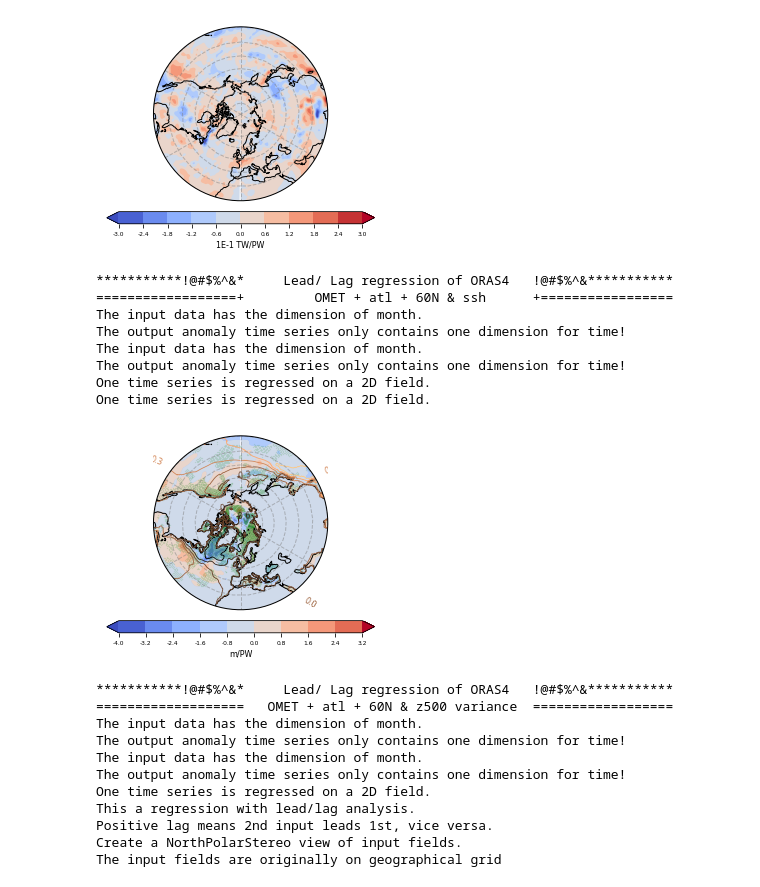
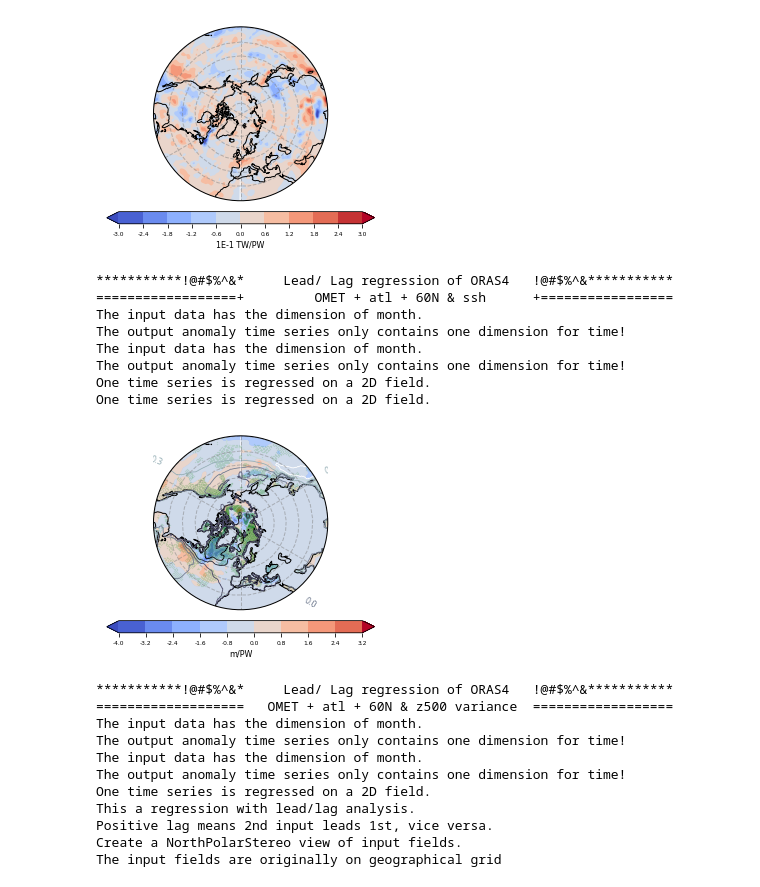
Before and after one commit to geek-yang/AirSeaFlow, a Jupyter notebook: Postprocessing/regCoef_spatial_vert/paper_spatial_fields_OMET_oras.ipynb, the cells around one changed output. Saved outputs shown, nothing was run; the diff lists cells and outputs as text; code cells hidden in the pictures.

Commit message:
new figures and changes for paper 1

```diff
--- a/Postprocessing/regCoef_spatial_vert/paper_spatial_fields_OMET_oras.ipynb
+++ b/Postprocessing/regCoef_spatial_vert/paper_spatial_fields_OMET_oras.ipynb
@@ -470,35 +470,35 @@ The input fields are originally on geographical grid
     ax.coastlines()
     gl = ax.gridlines(linewidth=1, color='gray', alpha=0.5, linestyle='--')
     theta = np.linspace(0, 2*np.pi, 100)
     center, radius = [0.5, 0.5], 0.5
     verts = np.vstack([np.sin(theta), np.cos(theta)]).T
     circle = mpath.Path(verts * radius + center)
     ax.set_boundary(circle, transform=ax.transAxes)
     cs = iplt.contourf(cube_regrid, cmap='coolwarm', vmin=ticks[0], vmax=ticks[-1],extend='both') #pcolormesh
     cbar = fig.colorbar(cs,extend='both', orientation='horizontal',
                         shrink =0.8, pad=0.05, format="%1.1f") #
     cbar.set_label(label,size = 8)
     cbar.set_ticks(ticks)
     cbar.ax.tick_params(labelsize = 6)
-    contour = iplt.contour(cube_ssh_regrid, linewidths = 0.8, cmap='copper')
+    contour = iplt.contour(cube_ssh_regrid, linewidths = 0.8, cmap='bone')
     plt.clabel(contour, inline=True, inline_spacing = 8, fontsize = 8, fmt = '%1.1f')
     ii, jj = np.where(p_real<=0.05)
     ax.scatter(glamv_OMET_ORAS4[ii,jj], gphiv_OMET_ORAS4[ii,jj], transform=ccrs.Geodetic(),
                s=0.06, c='g',alpha=0.2)
     iplt.show()
     fig.savefig(os.path.join(output_path, 'omet_ssh',
                 'spatial_ORAS4_atl_OMET_60N_lag_0_ERAI_ssh_decadal_meanSSH.png'), dpi=300)
     plt.close(fig)
 # %% [output]
 ***********!@#$%^&*     Lead/ Lag regression of ORAS4   !@#$%^&***********
 ==================+         OMET + atl + 60N & ssh      +=================
 The input data has the dimension of month.
 The output anomaly time series only contains one dimension for time!
 The input data has the dimension of month.
 The output anomaly time series only contains one dimension for time!
 One time series is regressed on a 2D field.
 One time series is regressed on a 2D field.
-[figure, old version]
+[figure, new version]
 # %%
     print ('***********!@#$%^&*     Lead/ Lag regression of ORAS4   !@#$%^&***********')
     print ('===================   OMET + atl + 60N & z500 variance  ==================')
```
Also changed, not shown: 15 other files.
